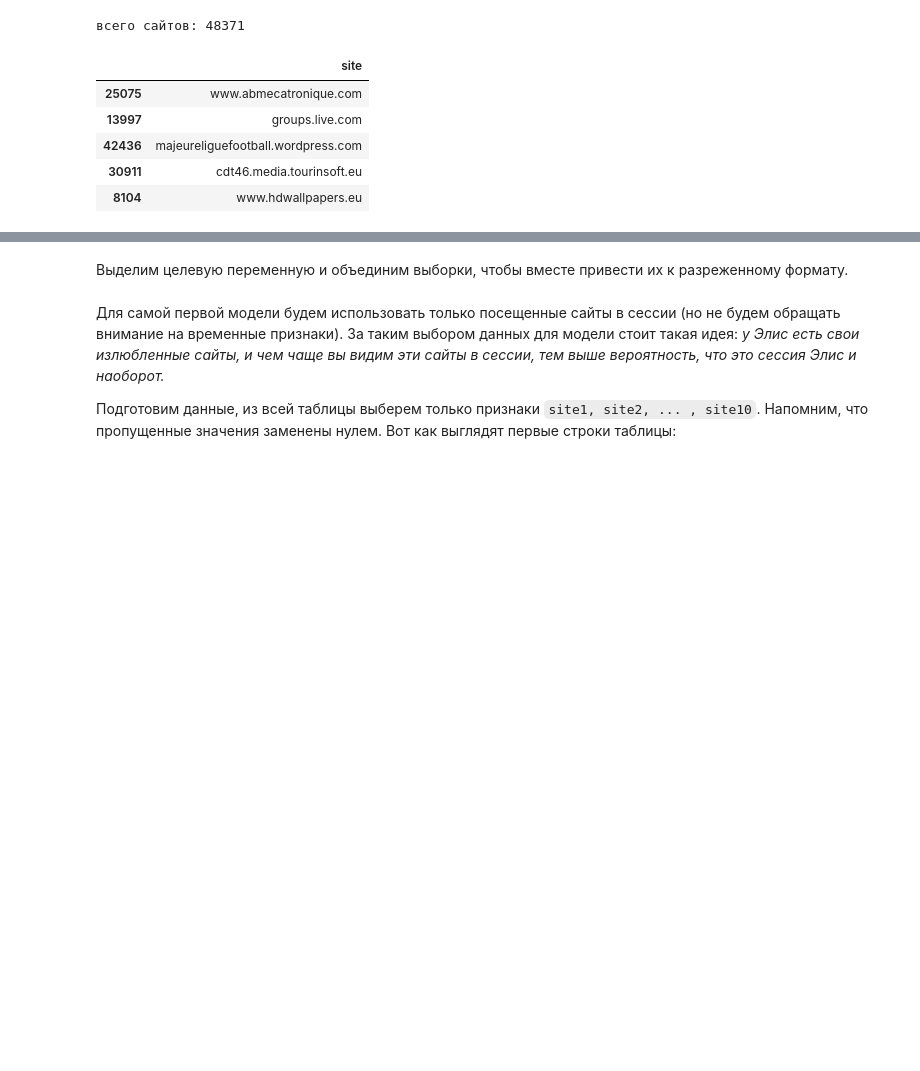
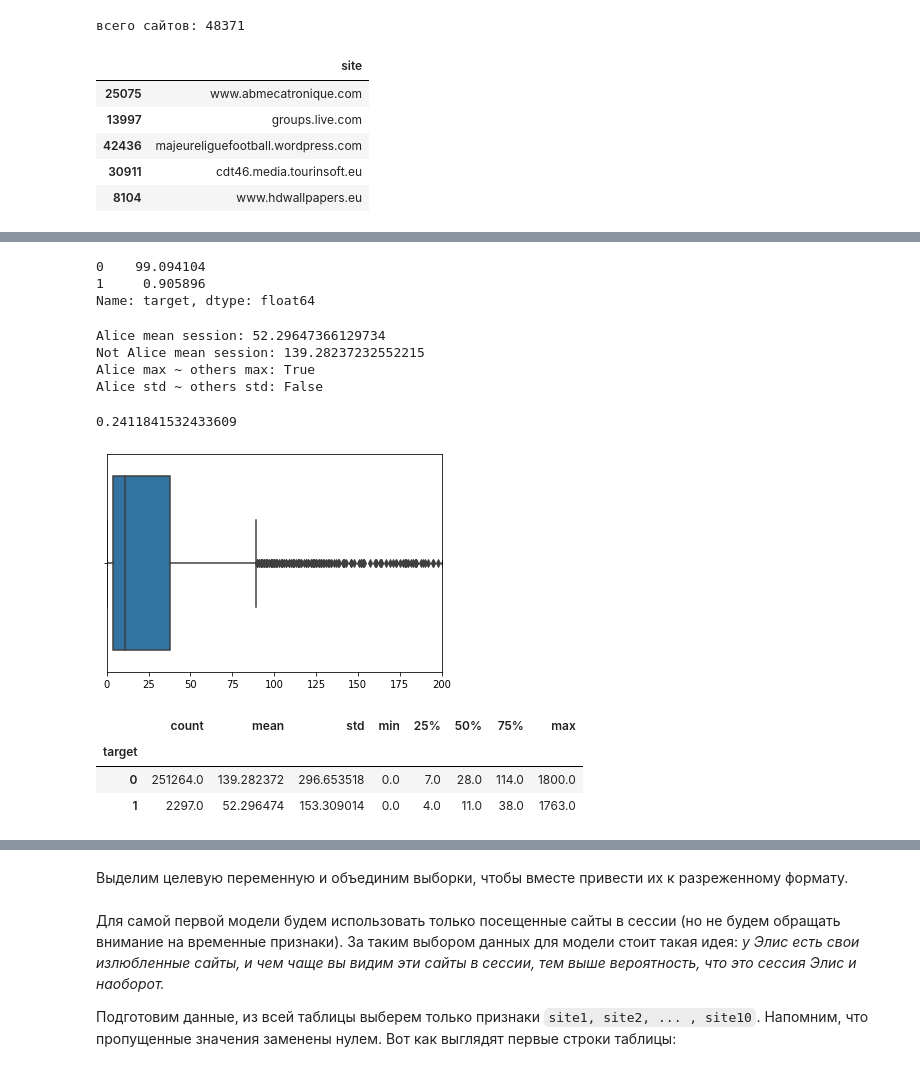
Before and after one commit to kremenevskiy/kaggle-competitions, a Jupyter notebook: catch-me-if-you-can-Alice/catch_me_if_you_can_Alice.ipynb, the cells around one changed output, grey strips where cells are left out. Drawn from its saved outputs; the diff is of its cells as text; code cells hidden in the pictures; blank space fills up the shorter version.

```diff
--- a/catch-me-if-you-can-Alice/catch_me_if_you_can_Alice.ipynb
+++ b/catch-me-if-you-can-Alice/catch_me_if_you_can_Alice.ipynb
@@ -94,0 +124,7 @@ sites_dict_df.head()
+# %%
+time_df = pd.DataFrame(index=train_df.index)
+time_df['target'] = train_df['target']
+time_df['min'] = train_df[times].min(axis=1)
+time_df['max'] = train_df[times].max(axis=1)
+time_df['seconds'] = (time_df['max'] - time_df['min']).dt.seconds
+time_df
@@ -94,0 +146,6 @@ sites_dict_df.head()
+# %%
+time_df['target'].value_counts(normalize=True) * 100
+# %% [output]
+0    99.094104
+1     0.905896
+Name: target, dtype: float64
@@ -94,0 +155,35 @@ sites_dict_df.head()
+# %%
+# Alice session mean
+alice_mean = time_df[time_df['target'] == 1]['seconds'].mean()
+not_alice_mean = time_df[time_df['target'] == 0]['seconds'].mean()
+print(f'Alice mean session: {alice_mean}')
+print(f'Not Alice mean session: {not_alice_mean}')
+
+# Max time session is appoximately the same
+max_Alice_session = time_df[time_df['target'] == 1]['seconds'].max()
+max_not_Alice_session = time_df[time_df['target'] == 0]['seconds'].max()
+print(f'Alice max ~ others max: {approximately_same(max_Alice_session, max_not_Alice_session)}')
+
+alice_std = time_df[time_df['target'] == 1]['seconds'].std()
+not_alice_std = time_df[time_df['target'] == 0]['seconds'].std()
+approximately_same(alice_std, not_alice_std)
+print(f'Alice std ~ others std: {approximately_same(alice_std, not_alice_std)}')
+# %% [output]
+Alice mean session: 52.29647366129734
+Not Alice mean session: 139.28237232552215
+Alice max ~ others max: True
+Alice std ~ others std: False
+# %%
+sns.boxplot(time_df[time_df['target'] == 1]['seconds'].values)
+plt.xlim([0, 200])
+(time_df[time_df['target'] == 1]['seconds'] >= 40).sum() / time_df[time_df['target'] == 1].shape[0]
+# %% [output]
+0.2411841532433609
+[figure, added]
+# %%
+time_df.groupby('target')['seconds'].describe()
+# %% [output]
+|  | count | mean | std | min | 25% | 50% | 75% | max |
+| target |  |  |  |  |  |  |  |  |
+| 0 | 251264.0 | 139.282372 | 296.653518 | 0.0 | 7.0 | 28.0 | 114.0 | 1800.0 |
+| 1 | 2297.0 | 52.296474 | 153.309014 | 0.0 | 4.0 | 11.0 | 38.0 | 1763.0 |
```
Also changed, not shown: parts of 13 cells of this notebook.
